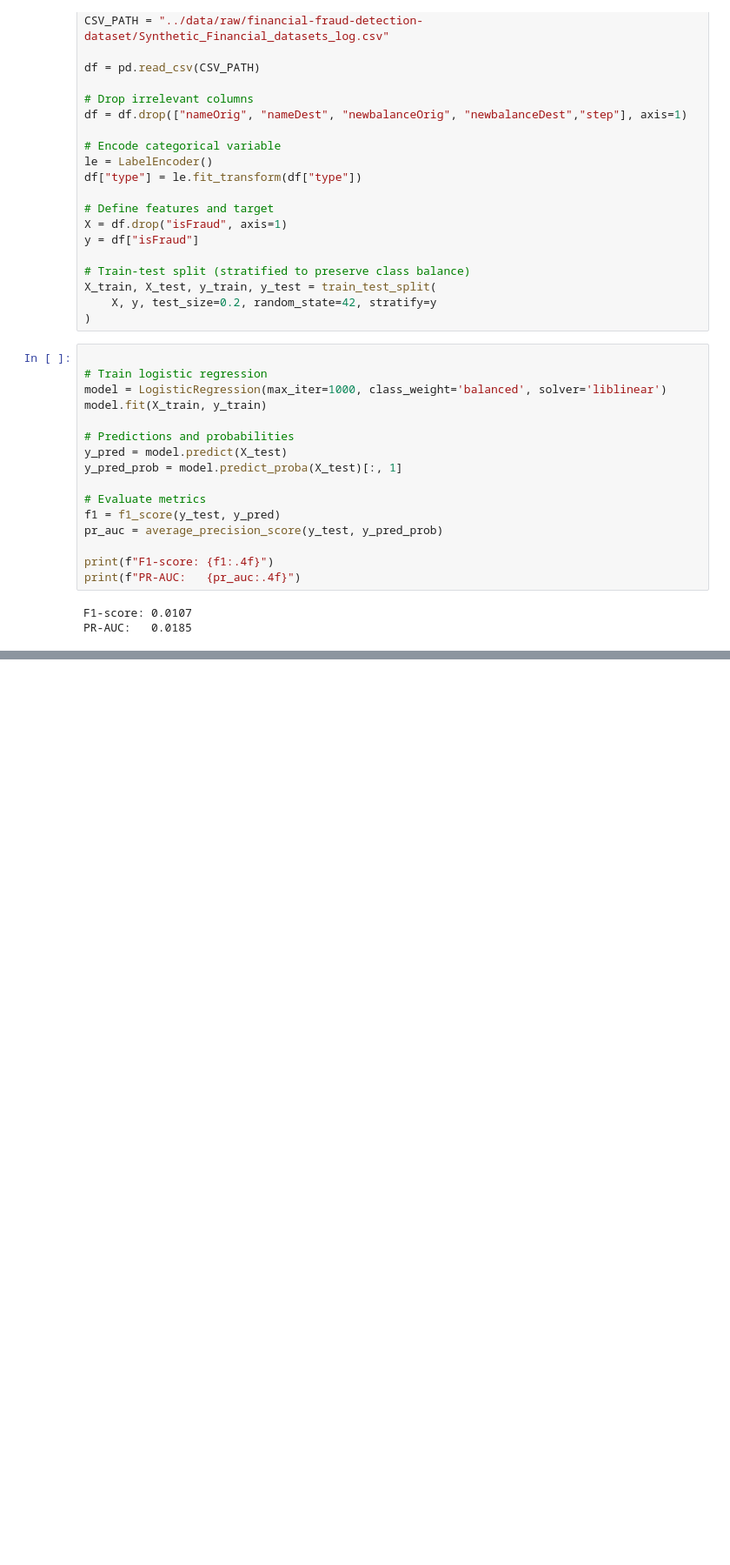
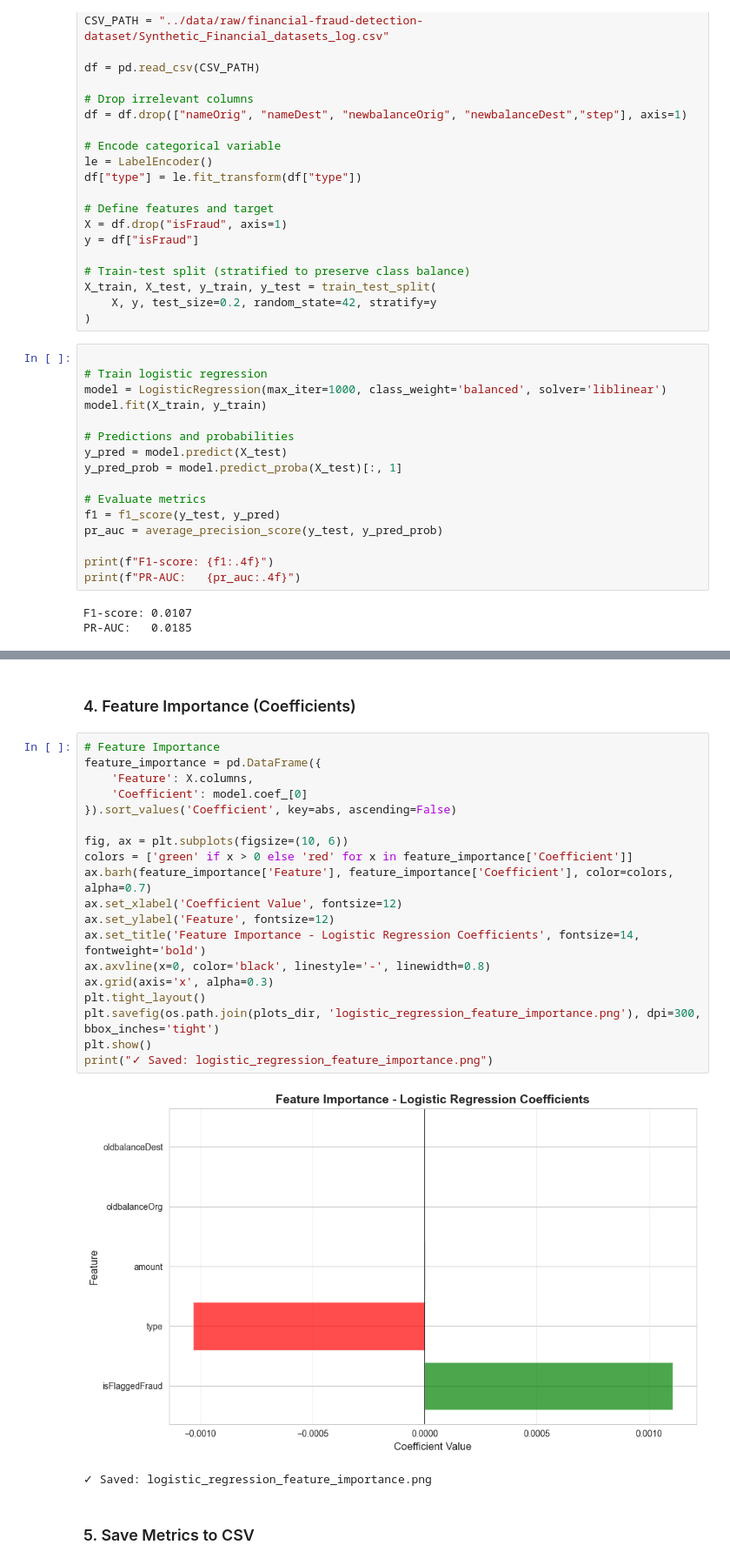
Before and after one commit to jl5045/DSA4263, a Jupyter notebook: notebooks/3_Logistic_Regression.ipynb, the cells around one changed output, grey strips where cells are left out. Shown at 87% size. Drawn from its saved outputs; the diff is of its cells as text; blank space fills up the shorter version.

```diff
--- a/notebooks/3_Logistic_Regression.ipynb
+++ b/notebooks/3_Logistic_Regression.ipynb
@@ -50,0 +133,26 @@ PR-AUC:   0.0185
+# %% [markdown]
+### 4. Feature Importance (Coefficients)
+# %%
+# Feature Importance
+feature_importance = pd.DataFrame({
+    'Feature': X.columns,
+    'Coefficient': model.coef_[0]
+}).sort_values('Coefficient', key=abs, ascending=False)
+
+fig, ax = plt.subplots(figsize=(10, 6))
+colors = ['green' if x > 0 else 'red' for x in feature_importance['Coefficient']]
+ax.barh(feature_importance['Feature'], feature_importance['Coefficient'], color=colors, alpha=0.7)
+ax.set_xlabel('Coefficient Value', fontsize=12)
+ax.set_ylabel('Feature', fontsize=12)
+ax.set_title('Feature Importance - Logistic Regression Coefficients', fontsize=14, fontweight='bold')
+ax.axvline(x=0, color='black', linestyle='-', linewidth=0.8)
+ax.grid(axis='x', alpha=0.3)
+plt.tight_layout()
+plt.savefig(os.path.join(plots_dir, 'logistic_regression_feature_importance.png'), dpi=300, bbox_inches='tight')
+plt.show()
+print("✓ Saved: logistic_regression_feature_importance.png")
+# %% [output]
+[figure, added]
+✓ Saved: logistic_regression_feature_importance.png
+# %% [markdown]
+### 5. Save Metrics to CSV
```
Also changed, not shown: parts of 9 cells of this notebook, 14 other files.
